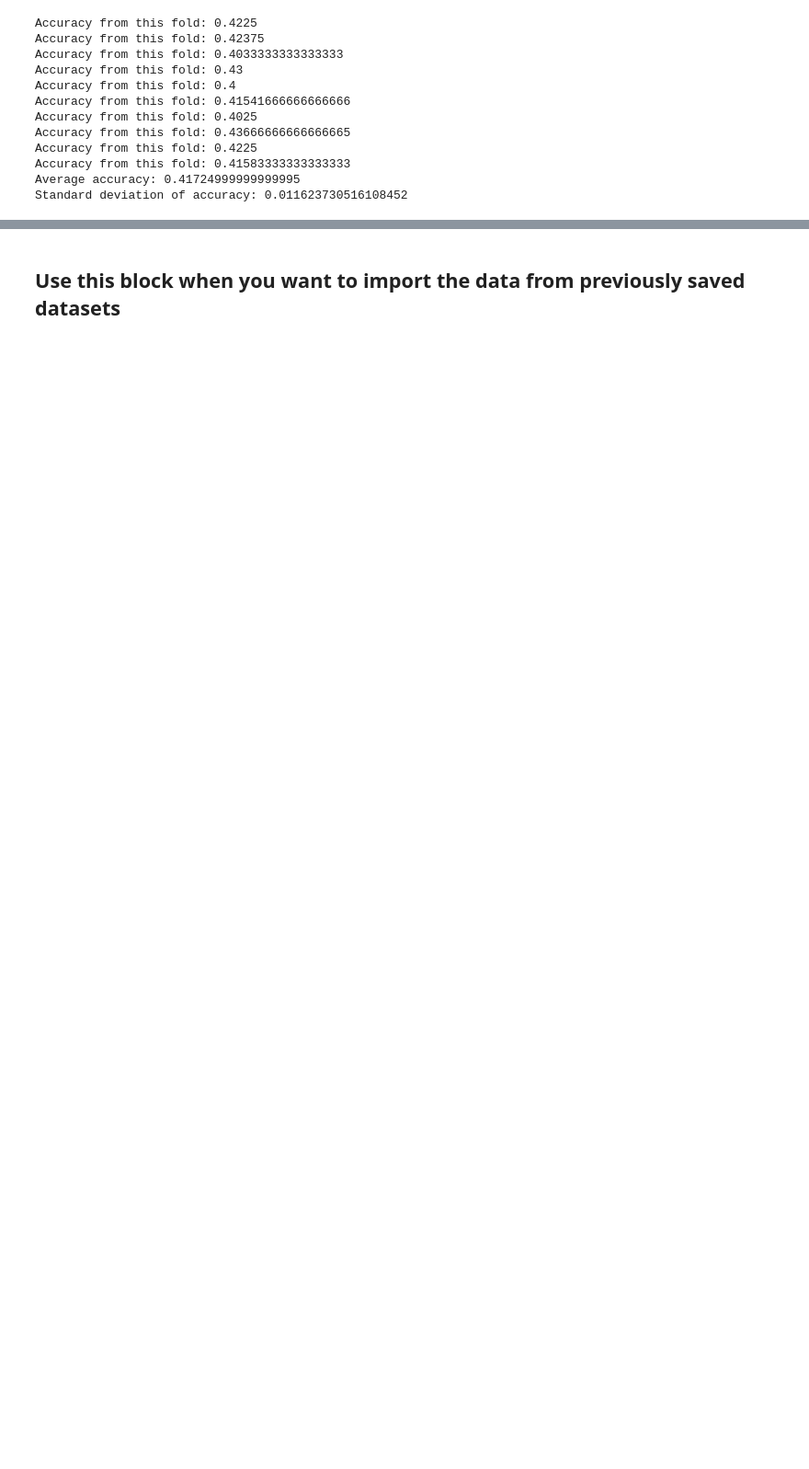
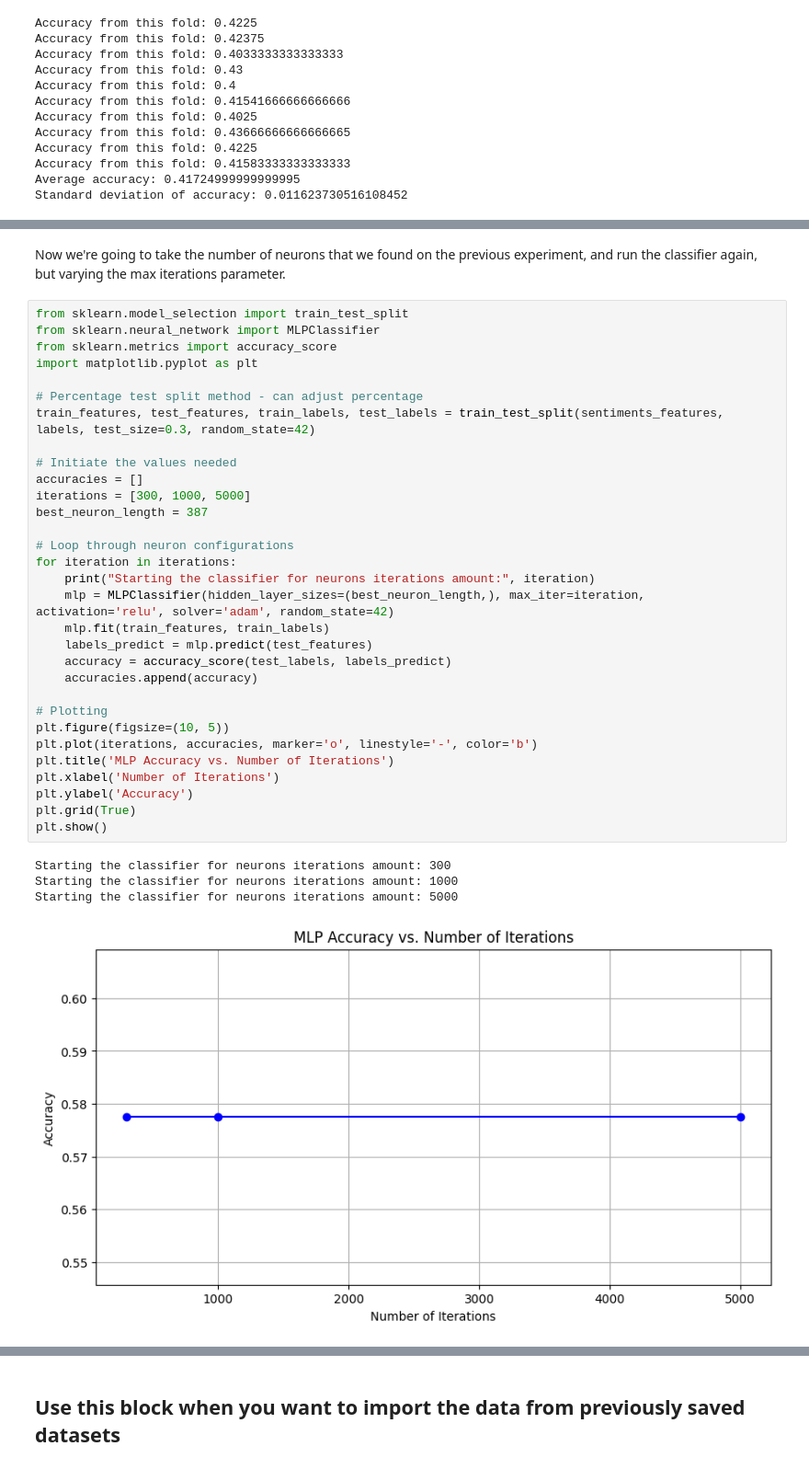
Before and after one commit to dantasl/machine-learning-dimap, a Jupyter notebook: machine-learning-dimap.ipynb, the cells around one changed output, grey strips where cells are left out. Shown at 92% size. Drawn from its saved outputs; the diff is of its cells as text; blank space fills up the shorter version.

```diff
--- a/machine-learning-dimap.ipynb
+++ b/machine-learning-dimap.ipynb
@@ -519,0 +562,38 @@ Standard deviation of accuracy: 0.011623730516108452
+# %% [markdown]
+Now we're going to take the number of neurons that we found on the previous experiment, and run the classifier again, but varying the max iterations parameter.
+# %%
+from sklearn.model_selection import train_test_split
+from sklearn.neural_network import MLPClassifier
+from sklearn.metrics import accuracy_score
+import matplotlib.pyplot as plt
+
+# Percentage test split method - can adjust percentage
+train_features, test_features, train_labels, test_labels = train_test_split(sentiments_features, labels, test_size=0.3, random_state=42)
+
+# Initiate the values needed
+accuracies = []
+iterations = [300, 1000, 5000]
+best_neuron_length = 387
+
+# Loop through neuron configurations
+for iteration in iterations:
+    print("Starting the classifier for neurons iterations amount:", iteration)
+    mlp = MLPClassifier(hidden_layer_sizes=(best_neuron_length,), max_iter=iteration, activation='relu', solver='adam', random_state=42)
+    mlp.fit(train_features, train_labels)
+    labels_predict = mlp.predict(test_features)
+    accuracy = accuracy_score(test_labels, labels_predict)
+    accuracies.append(accuracy)
+
+# Plotting
+plt.figure(figsize=(10, 5))
+plt.plot(iterations, accuracies, marker='o', linestyle='-', color='b')
+plt.title('MLP Accuracy vs. Number of Iterations')
+plt.xlabel('Number of Iterations')
+plt.ylabel('Accuracy')
+plt.grid(True)
+plt.show()
+# %% [output]
+Starting the classifier for neurons iterations amount: 300
+Starting the classifier for neurons iterations amount: 1000
+Starting the classifier for neurons iterations amount: 5000
+[figure, added]
```
Also changed, not shown: parts of 14 cells of this notebook.
